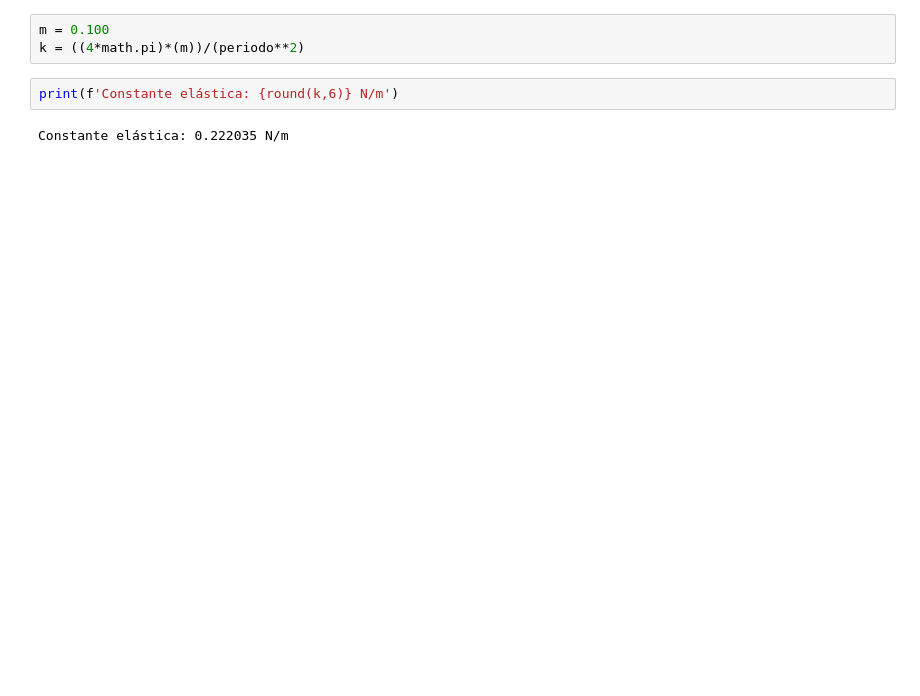
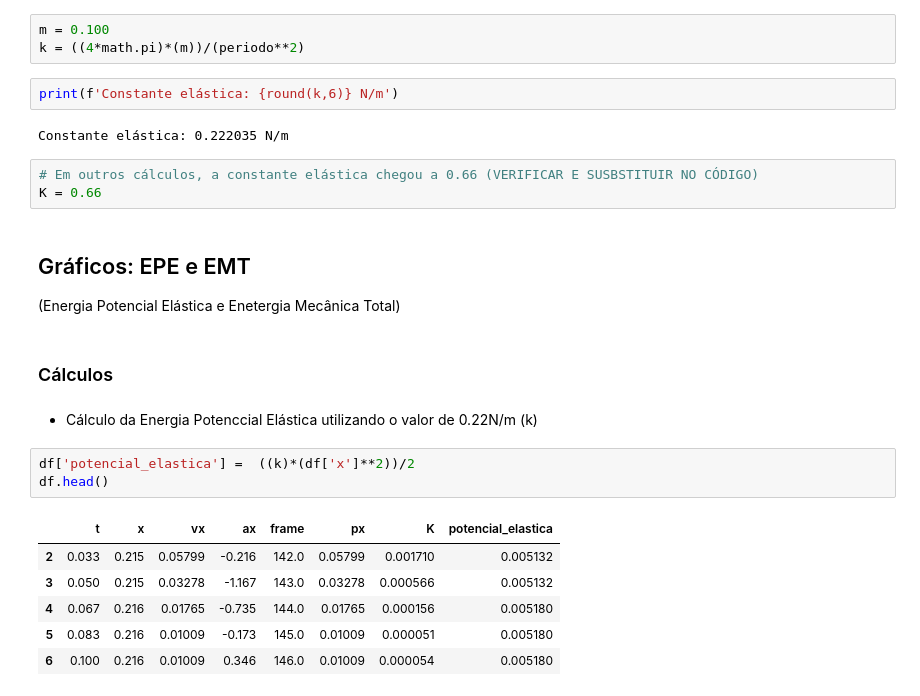
Before and after one commit to gfrigo/mola, a Jupyter notebook: analytics.ipynb, the cells around one changed output. Saved outputs shown, nothing was run; the diff lists cells and outputs as text; blank space fills up the shorter version.

```diff
--- a/analytics.ipynb
+++ b/analytics.ipynb
@@ -113,3 +117,23 @@ k = ((4*math.pi)*(m))/(periodo**2)
 print(f'Constante elástica: {round(k,6)} N/m')
 # %% [output]
 Constante elástica: 0.222035 N/m
+# %%
+# Em outros cálculos, a constante elástica chegou a 0.66 (VERIFICAR E SUSBSTITUIR NO CÓDIGO)
+K = 0.66
+# %% [markdown]
+## Gráficos: EPE e EMT
+(Energia Potencial Elástica e Enetergia Mecânica Total)
+# %% [markdown]
+### Cálculos
+# %% [markdown]
+* Cálculo da Energia Potenccial Elástica utilizando o valor de 0.22N/m (k)
+# %%
+df['potencial_elastica'] =  ((k)*(df['x']**2))/2
+df.head()
+# %% [output]
+|  | t | x | vx | ax | frame | px | K | potencial_elastica |
+| 2 | 0.033 | 0.215 | 0.05799 | -0.216 | 142.0 | 0.05799 | 0.001710 | 0.005132 |
+| 3 | 0.050 | 0.215 | 0.03278 | -1.167 | 143.0 | 0.03278 | 0.000566 | 0.005132 |
+| 4 | 0.067 | 0.216 | 0.01765 | -0.735 | 144.0 | 0.01765 | 0.000156 | 0.005180 |
+| 5 | 0.083 | 0.216 | 0.01009 | -0.173 | 145.0 | 0.01009 | 0.000051 | 0.005180 |
+| 6 | 0.100 | 0.216 | 0.01009 | 0.346 | 146.0 | 0.01009 | 0.000054 | 0.005180 |
```
Also changed, not shown: parts of 11 cells of this notebook.
